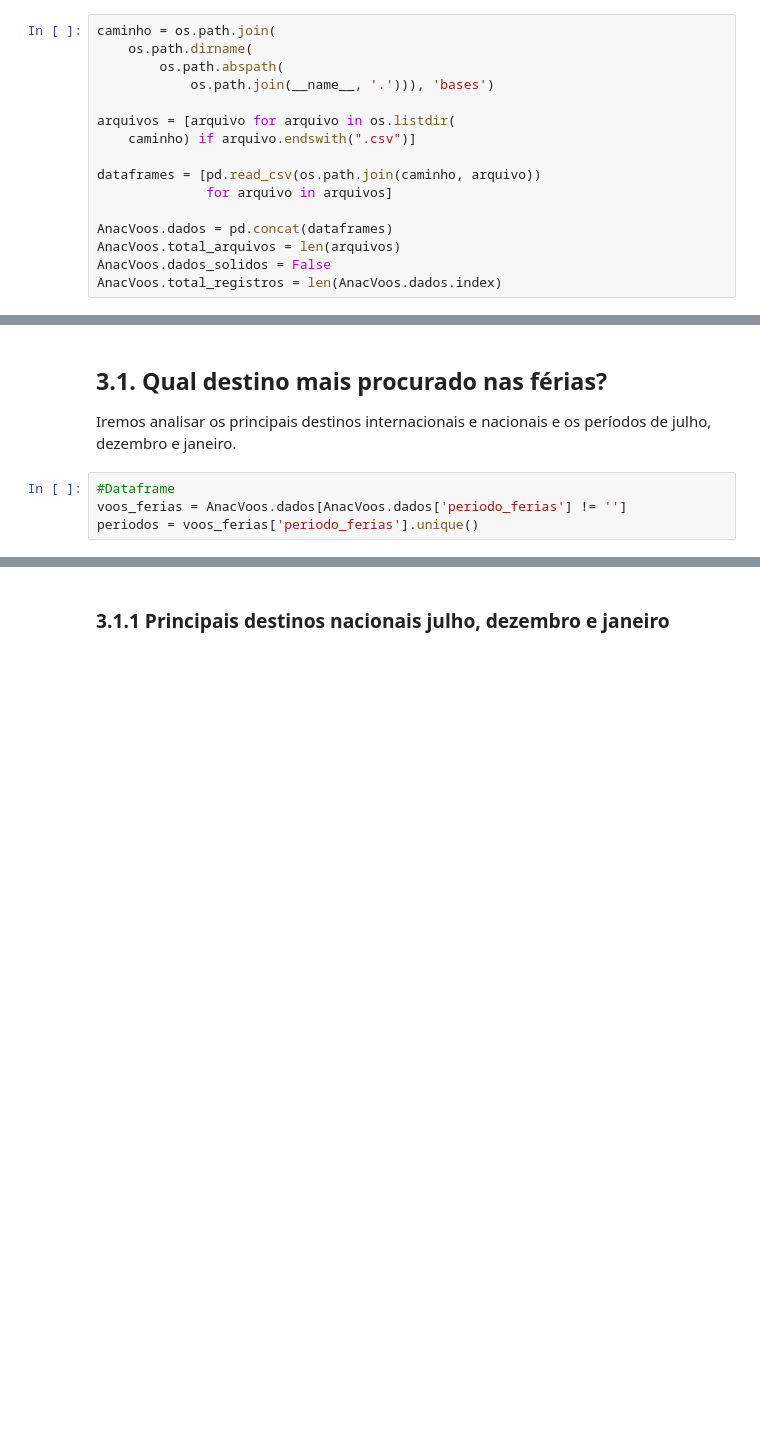
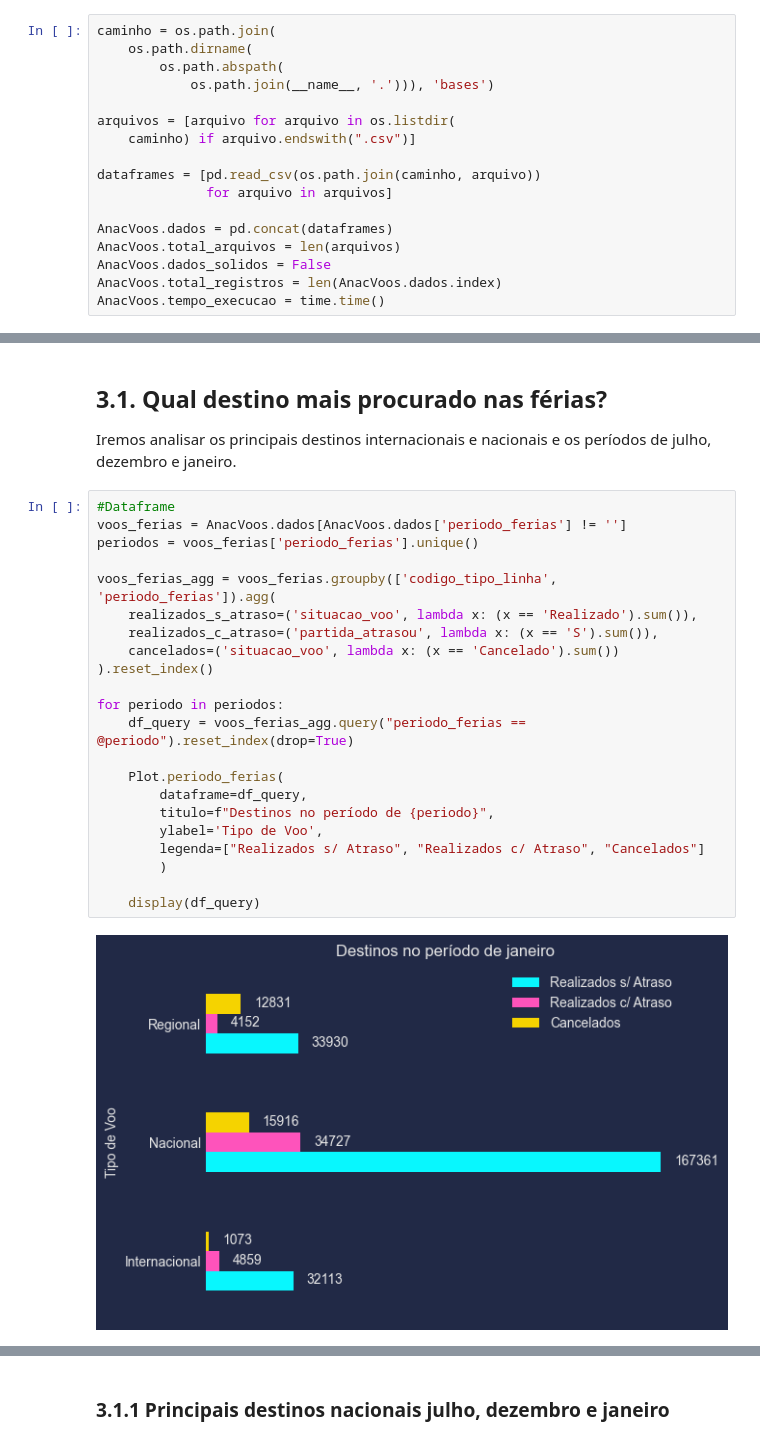
Before and after one commit to rderoncio/a3_bigdata_analisedados, a Jupyter notebook: A3/anac_análise_exploratória.ipynb, the cells around one changed output, grey strips where cells are left out. Cells and saved outputs as stored; diff of their text form; blank space fills up the shorter version.

Commit message:
ajustes plot

```diff
--- a/A3/anac_análise_exploratória.ipynb
+++ b/A3/anac_análise_exploratória.ipynb
@@ -102,6 +102,7 @@ AnacVoos.dados = pd.concat(dataframes)
 AnacVoos.total_arquivos = len(arquivos)
 AnacVoos.dados_solidos = False
 AnacVoos.total_registros = len(AnacVoos.dados.index)
+AnacVoos.tempo_execucao = time.time()
 # %% [markdown]
 ## 2.3. Organização e Limpeza dos Dados
 # %% [markdown]
@@ -271,7 +272,27 @@ pd.DataFrame(data=values, columns=columns).style.set_table_styles([
 # %% [markdown]
 ## 3.1. Qual destino mais procurado nas férias?
 Iremos analisar os principais destinos internacionais e nacionais e os períodos de julho, dezembro e janeiro.
-# %%
-#Dataframe
-voos_ferias = AnacVoos.dados[AnacVoos.dados['periodo_ferias'] != '']
-periodos = voos_ferias['periodo_ferias'].unique()
+# %%
+#Dataframe
+voos_ferias = AnacVoos.dados[AnacVoos.dados['periodo_ferias'] != '']
+periodos = voos_ferias['periodo_ferias'].unique()
+
+voos_ferias_agg = voos_ferias.groupby(['codigo_tipo_linha', 'periodo_ferias']).agg(
+    realizados_s_atraso=('situacao_voo', lambda x: (x == 'Realizado').sum()),
+    realizados_c_atraso=('partida_atrasou', lambda x: (x == 'S').sum()),
+    cancelados=('situacao_voo', lambda x: (x == 'Cancelado').sum())
+).reset_index()
+
+for periodo in periodos:
+    df_query = voos_ferias_agg.query("periodo_ferias == @periodo").reset_index(drop=True)
+
+    Plot.periodo_ferias(
+        dataframe=df_query,
+        titulo=f"Destinos no período de {periodo}",
+        ylabel='Tipo de Voo',
+        legenda=["Realizados s/ Atraso", "Realizados c/ Atraso", "Cancelados"]
+        )
+
+    display(df_query)
+# %% [output]
+[figure, added]
```
Also changed, not shown: parts of 3 cells of this notebook, 2 other files.
